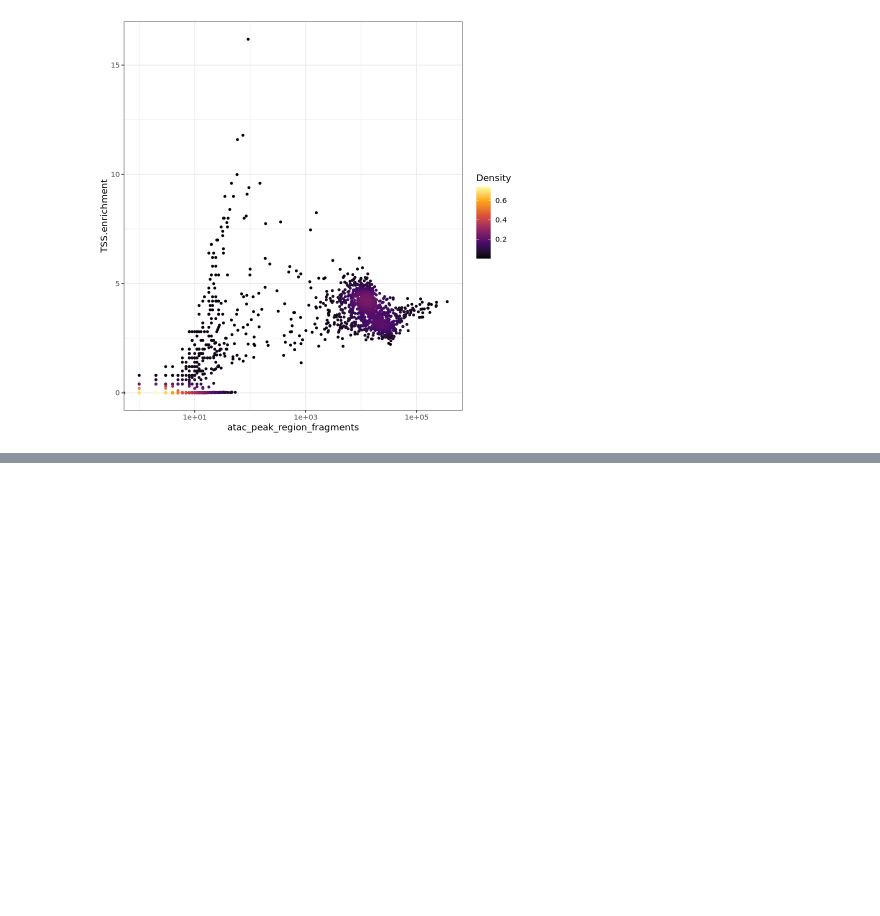
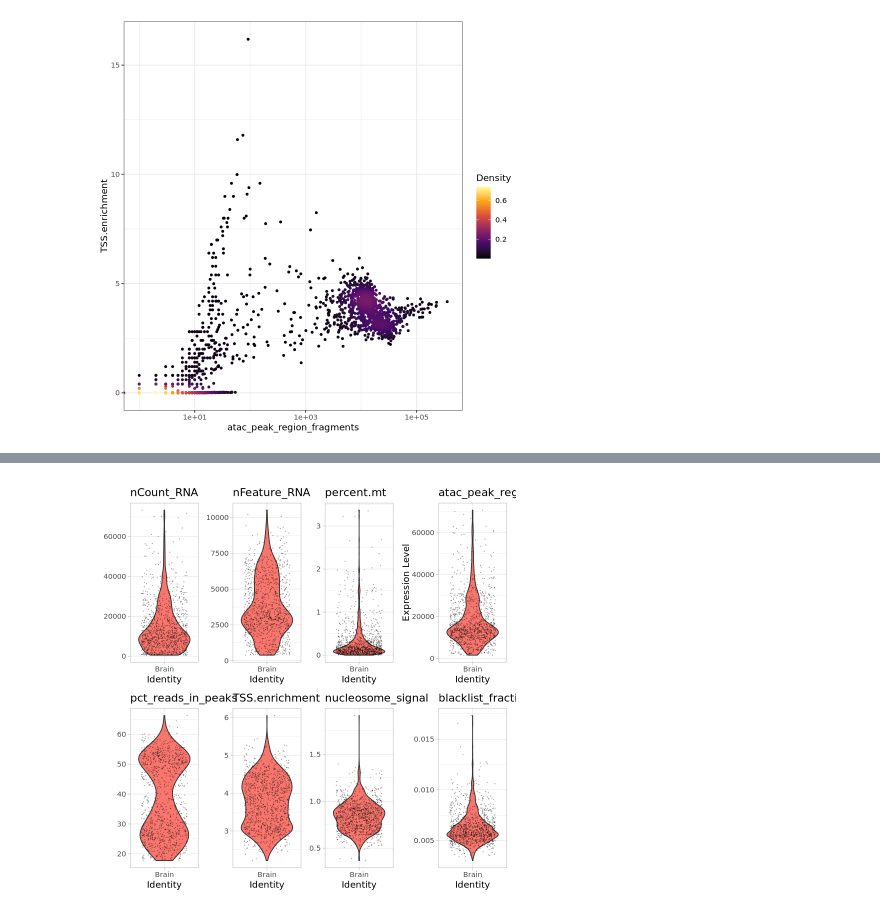
Before and after one commit to Elizabeth-mqz-gmz/scMultiomicsCourse, a Jupyter notebook: workflow/scripts/practice_2_ElizabethMarquezGomez.ipynb, the cells around one changed output, grey strips where cells are left out. Cells and saved outputs as stored; diff of their text form; code cells hidden in the pictures; blank space fills up the shorter version.

```diff
--- a/workflow/scripts/practice_2_ElizabethMarquezGomez.ipynb
+++ b/workflow/scripts/practice_2_ElizabethMarquezGomez.ipynb
@@ -284,0 +337,10 @@ Warning message in scale_x_log10():
+# %%
+## Distribution post filtering
+VlnPlot(
+  object = mObj_filtered,
+  features = c('nCount_RNA','nFeature_RNA', 'percent.mt', 'atac_peak_region_fragments',
+               'pct_reads_in_peaks', 'TSS.enrichment', 'nucleosome_signal', 'blacklist_fraction'),
+  pt.size = 0.01, alpha = 0.3, ncol=4
+) & theme_light() & NoLegend()
+# %% [output]
+[figure, added]
```
Also changed, not shown: parts of 34 cells of this notebook, 22 other files.
